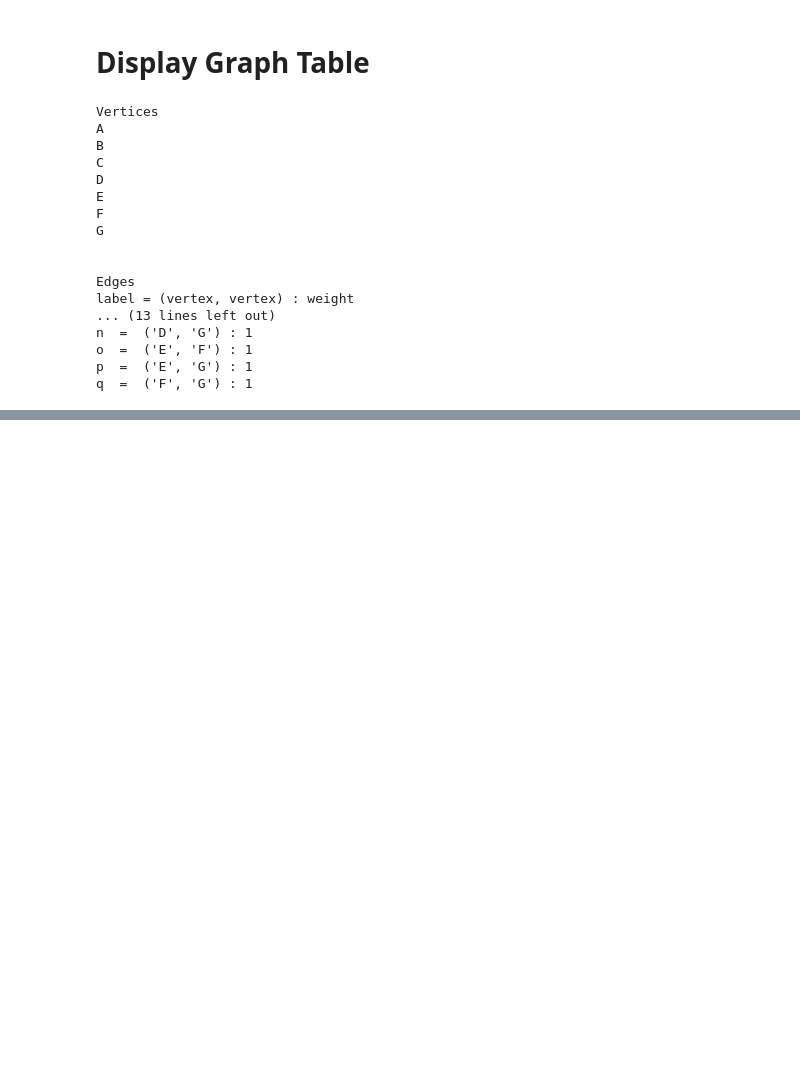
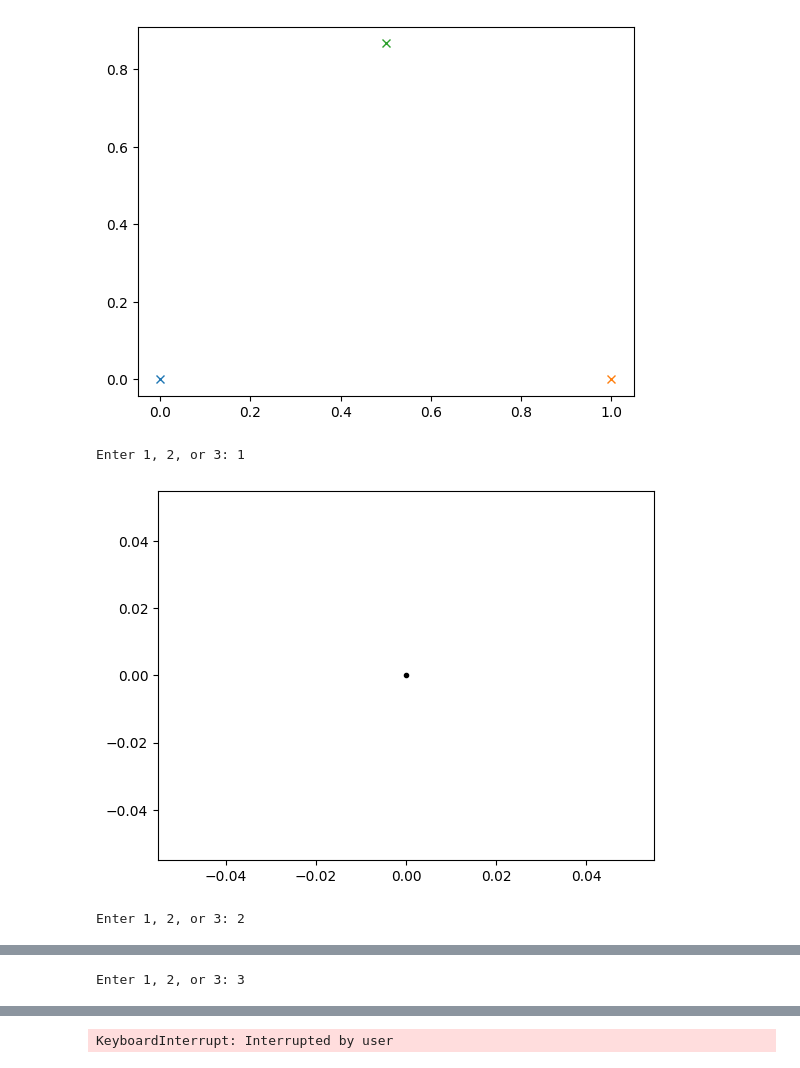
Before and after one commit to e-done/math-1009, a Jupyter notebook: chaos.ipynb, the cells around one changed output, grey strips where cells are left out. Drawn from its saved outputs; the diff is of its cells as text; code cells hidden in the pictures; blank space fills up the shorter version.

```diff
--- a/chaos.ipynb
+++ b/chaos.ipynb
@@ -127,33 +3,32 @@ JupyterWidget(events=['{"attrs": {"size": [800, 800]}}', '{"attrs": {"nodes": {"
-# %% [markdown]
-# Display Graph Table
-# %%
-print('Vertices')
-for n in G.nodes :
-    print(n)
-print('\n')
-print('Edges')
-logicDirected = nx.is_directed(G)
-if logicDirected :
-    print('label = (from vertex, to vertex) : weight')
-else :
-    print('label = (vertex, vertex) : weight')
-for e in G.edges :
-    print(edgedict[e],' = ',e,':',G.edges[e]['weight'])
-# %% [output]
-Vertices
-A
-B
-C
-D
-E
-F
-G
-
-
-Edges
-label = (vertex, vertex) : weight
-... (13 lines left out)
-n  =  ('D', 'G') : 1
-o  =  ('E', 'F') : 1
-p  =  ('E', 'G') : 1
-q  =  ('F', 'G') : 1
+# %%
+import random
+import numpy as np
+import matplotlib.pyplot as plt
+
+point1 = np.array([0.,0.])
+point2 = np.array([1.,0.])
+point3 = np.array([0.5,np.sqrt(3.)/2.])
+
+plt.figure()
+point = point1
+plt.plot(point1[0],point1[1],'x')
+plt.plot(point2[0],point2[1],'x')
+plt.plot(point3[0],point3[1],'x')
+factor = 1./2.
+while True :
+  plt.draw()
+  plt.pause(0.001)
+  k = input('Enter 1, 2, or 3: ')
+  #k = str(random.randint(1,4))
+  if k=='1' :
+    point = factor*point+(1-factor)*point1
+  elif k=='2' :
+    point = factor*point+(1-factor)*point2
+  elif k=='3' :
+    point = factor*point+(1.-factor)*point3
+  plt.plot(point[0],point[1],'k.')
+# %% [output]
+[figure, added]
+Enter 1, 2, or 3: 1
+[figure, added]
+Enter 1, 2, or 3: 2
@@ -159,0 +36 @@ q  =  ('F', 'G') : 1
+Enter 1, 2, or 3: 3
@@ -159,0 +38 @@ q  =  ('F', 'G') : 1
+KeyboardInterrupt: Interrupted by user
```
Also changed, not shown: parts of 9 cells of this notebook.
